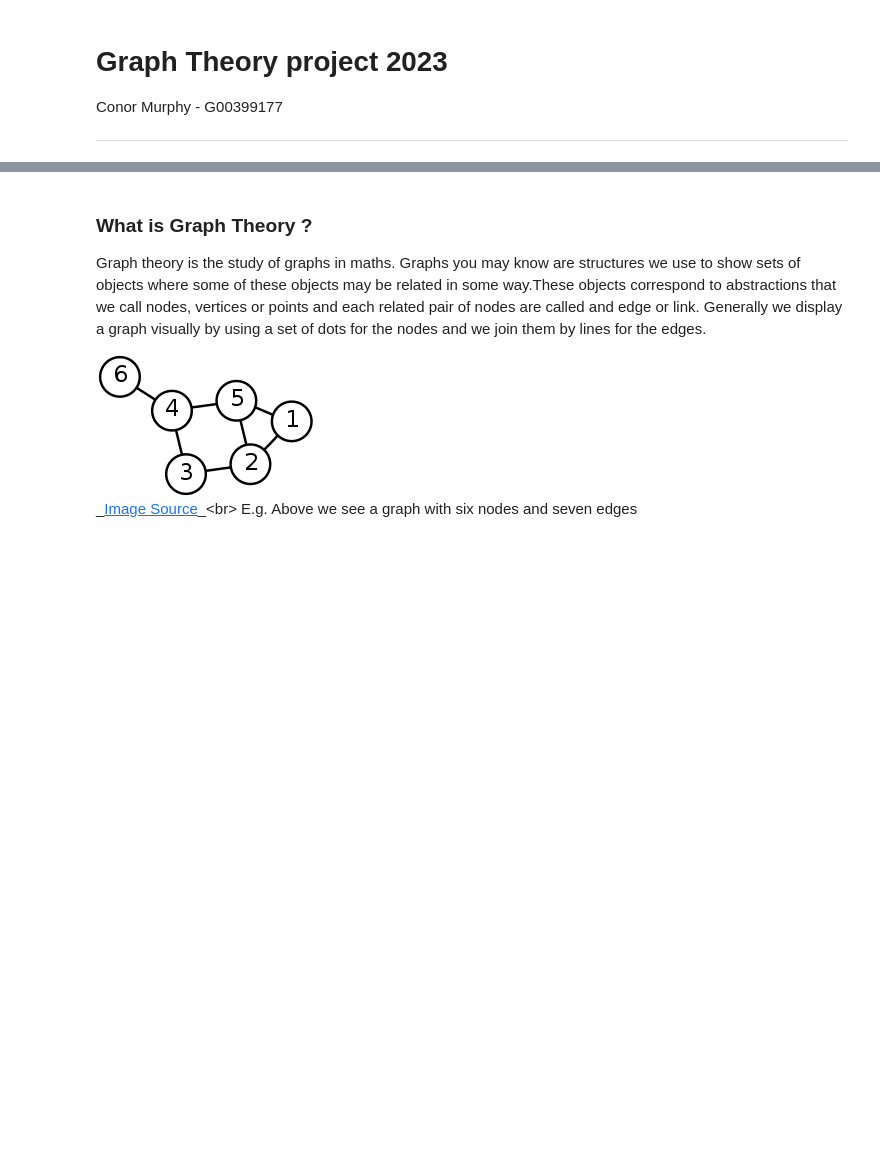
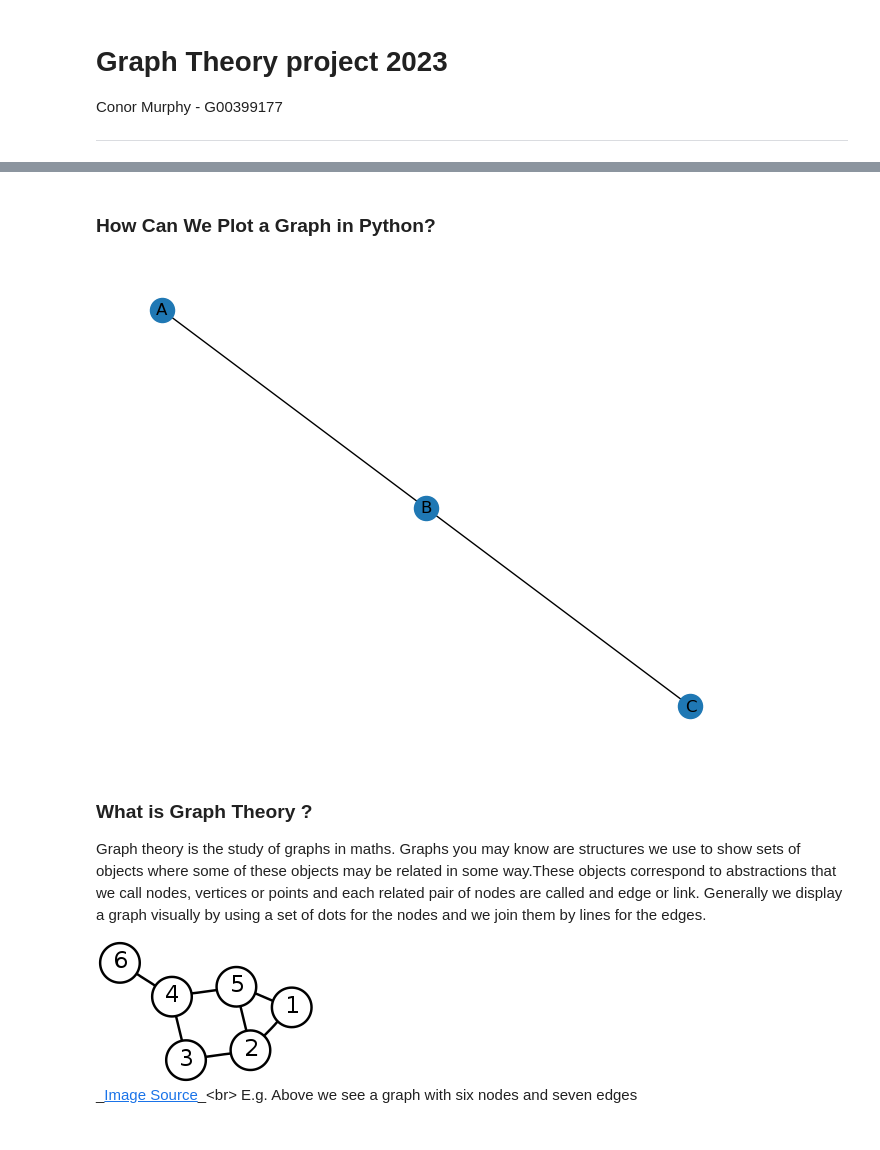
Before and after one commit to ConorPadraigMurphy/graph-theory-project-23, a Jupyter notebook: graph_isomorphism.ipynb, the cells around one changed output, grey strips where cells are left out. Saved outputs shown, nothing was run; the diff lists cells and outputs as text; code cells hidden in the pictures; blank space fills up the shorter version.

Commit message:
Added - What are graphs - Code - Refrences

```diff
--- a/graph_isomorphism.ipynb
+++ b/graph_isomorphism.ipynb
@@ -5,3 +13,29 @@
+# %% [markdown]
+### How Can We Plot a Graph in Python?
+# %%
+#importing networkx
+import networkx as nx
+
+#importing matplotlib.pyplot
+import matplotlib.pyplot as plt
+
+#Create a Graph
+G = nx.Graph()
+
+#add a node
+G.add_node("A")
+G.add_nodes_from (["B", "C"])
+
+#add edges
+G.add_edge("A","B")
+
+e = ("B", "C")
+G.add_edge(*e) # the * unpacks the tuple
+G.add_edges_from([("A", "B"),("B", "C")])
+
+nx.draw(G, with_labels =True)
+# %% [output]
+[figure, added]
 # %% [markdown]
 ### What is Graph Theory ?
 
```
Also changed, not shown: parts of 5 cells of this notebook.
